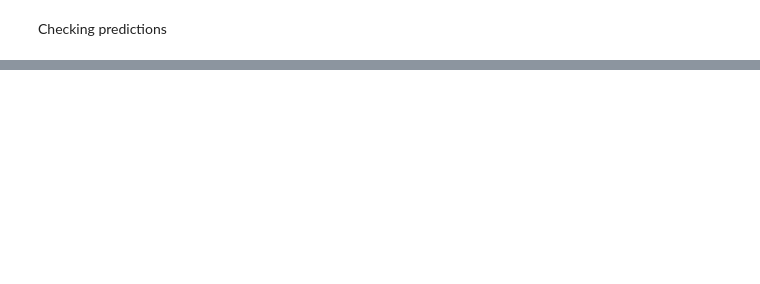
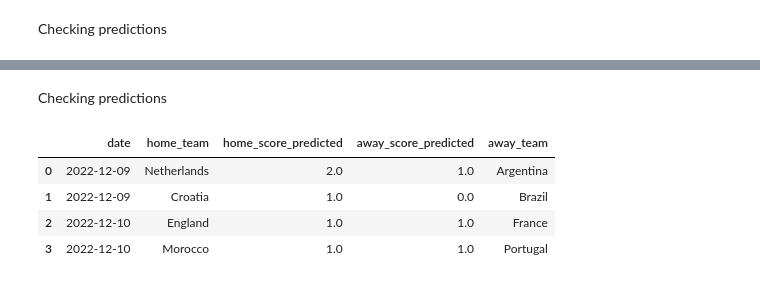
Before and after one commit to rafabandoni/world-cup-22-predict, a Jupyter notebook: predict_worldcup22.ipynb, the cells around one changed output, grey strips where cells are left out. Drawn from its saved outputs; the diff is of its cells as text; code cells hidden in the pictures; blank space fills up the shorter version.

```diff
--- a/predict_worldcup22.ipynb
+++ b/predict_worldcup22.ipynb
@@ -673,0 +782,53 @@ matches_schedule_phase16_predicted
+# %%
+teams_to_query = matches_schedule_phase8.query('away_team != "Senegal"')['away_team']
+
+# one-hot encode the data using pandas get_dummies
+features = pd.get_dummies(
+    historical_results_world_cup.query('home_team in @teams_to_query').query(
+        'away_team in @teams_to_query'
+    )[['date', 'home_team', 'away_team', 'home_score', 'away_score',
+       'games', 'home_wins', 'home_looses', 'draws', 'home_rank',
+       'home_ranking_points', 'away_rank', 'away_ranking_points']]
+    )
+
+features_to_predict = pd.get_dummies(
+    matches_schedule_phase8[['date', 'home_team', 'away_team', 'home_score', 'away_score',
+                      'games', 'home_wins', 'home_looses', 'draws', 'home_rank',
+                      'home_ranking_points', 'away_rank', 'away_ranking_points']])
+
+# labels are the values we want to predict
+train_labels = np.array(features['away_score'])
+
+# remove the labels from the features
+# axis 1 refers to the columns
+train_features = features.drop('away_score', axis = 1).drop('date', axis = 1)
+# convert to numpy array
+train_features = np.array(train_features)
+
+test_labels = np.array(features_to_predict['away_score'])
+test_features = features_to_predict.drop('away_score', axis = 1).drop('date', axis = 1)
+test_features = np.array(test_features)
+
+# instantiate model with 1000 decision trees
+rf = RandomForestRegressor(n_estimators = 1000, random_state = 42)
+
+# train the model on training data
+rf.fit(train_features, train_labels)
+
+# use the forest's predict method on the test data
+predictions = rf.predict(test_features)
+
+# adding predicts to df
+matches_schedule_phase8_predicted = pd.merge(pd.DataFrame(predictions.round(0)), matches_schedule_phase8_predicted, left_index=True, right_index=True)
+matches_schedule_phase8_predicted.rename(columns={0 : "away_score_predicted"}, inplace=True)
+matches_schedule_phase8_predicted = matches_schedule_phase8_predicted[['date', 'home_team', 'home_score_predicted', 'away_score_predicted', 'away_team']]
+# %% [markdown]
+Checking predictions
+# %%
+matches_schedule_phase8_predicted
+# %% [output]
+|  | date | home_team | home_score_predicted | away_score_predicted | away_team |
+| 0 | 2022-12-09 | Netherlands | 2.0 | 1.0 | Argentina |
+| 1 | 2022-12-09 | Croatia | 1.0 | 0.0 | Brazil |
+| 2 | 2022-12-10 | England | 1.0 | 1.0 | France |
+| 3 | 2022-12-10 | Morocco | 1.0 | 1.0 | Portugal |
```
Also changed, not shown: parts of 12 cells of this notebook.
